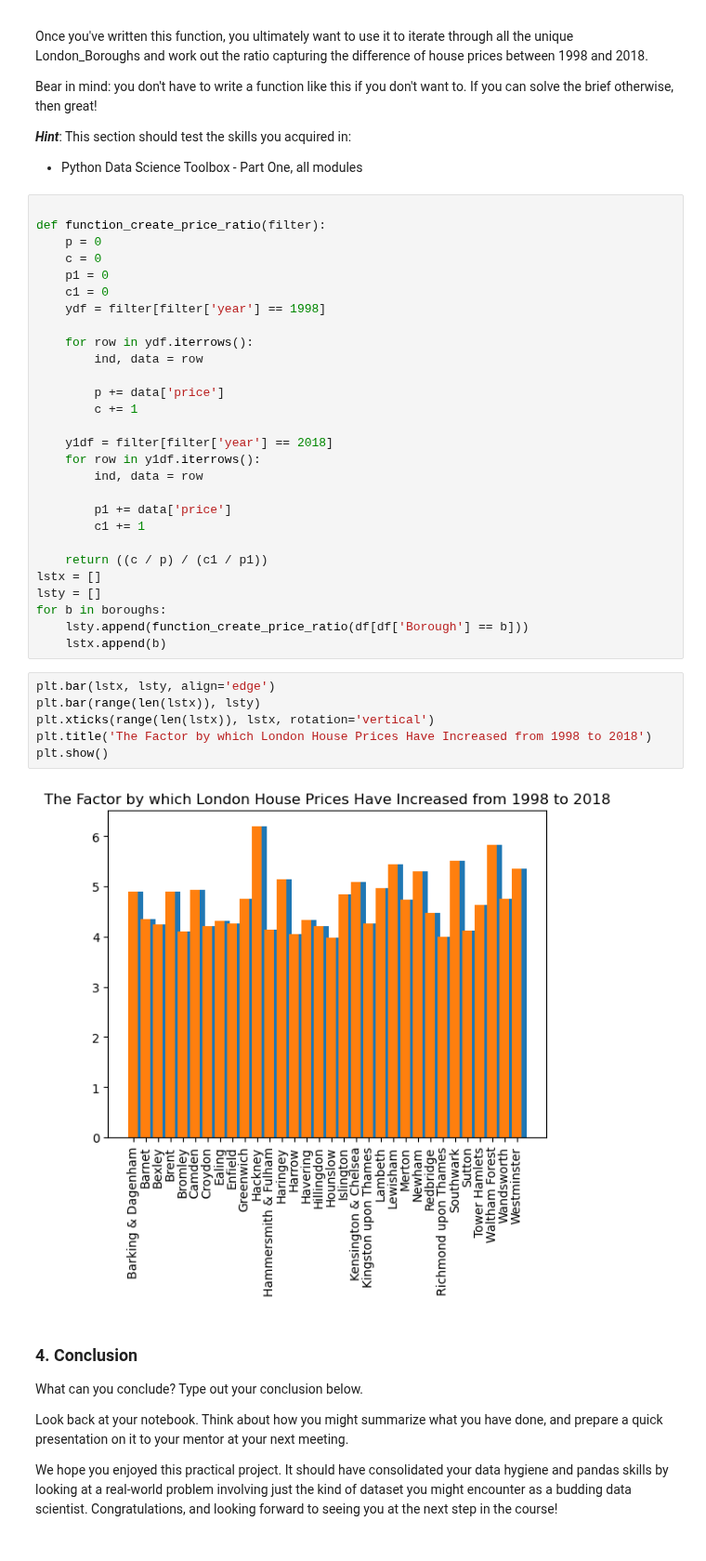
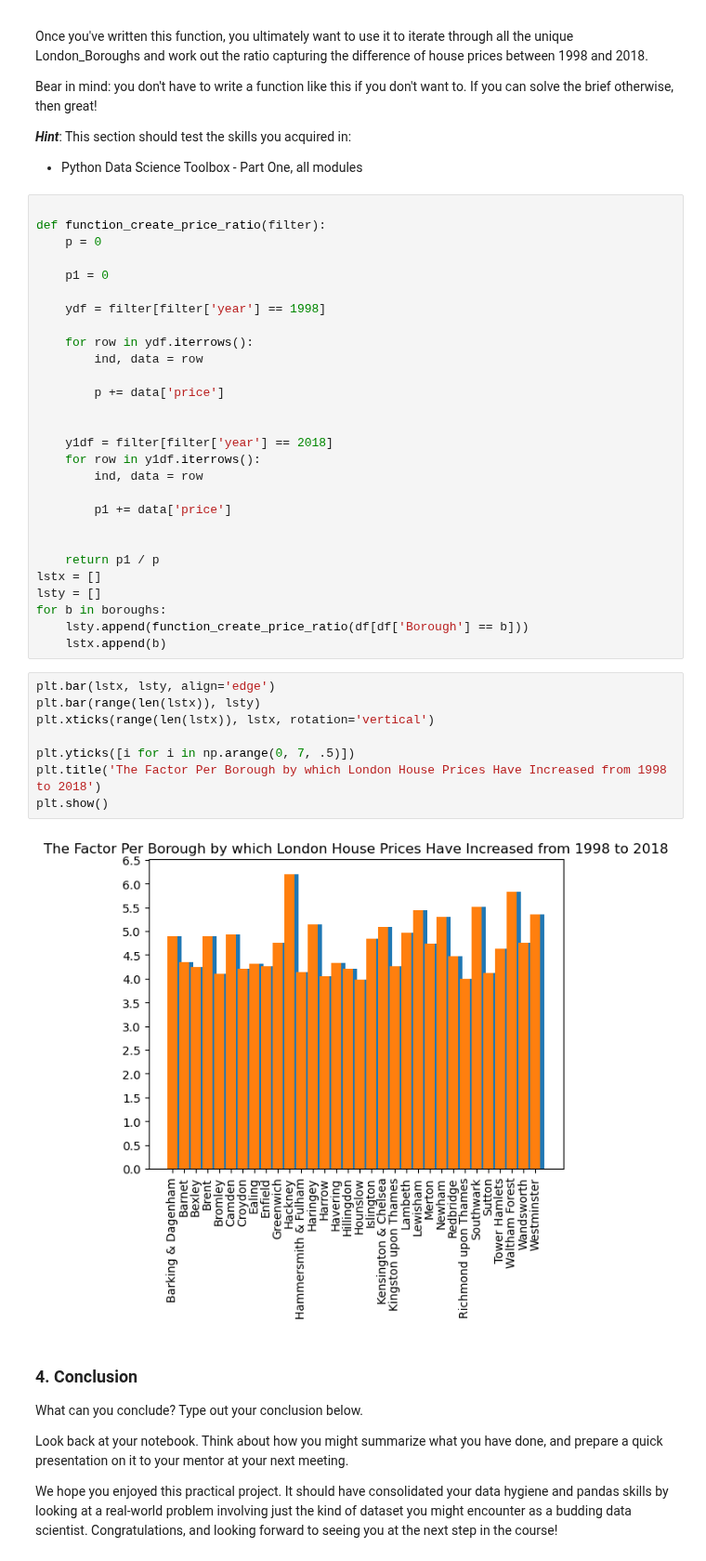
Before and after one commit to keb101/Springboard, a Jupyter notebook: Unit 4 Challenge - Tier 3.ipynb, the cells around one changed output. Shown at 93% size. Saved outputs shown, nothing was run; the diff lists cells and outputs as text.

```diff
--- a/Unit 4 Challenge - Tier 3.ipynb
+++ b/Unit 4 Challenge - Tier 3.ipynb
@@ -265,25 +265,25 @@ Bear in mind: you don't have to write a function like this if you don't want to.
 
 def function_create_price_ratio(filter):
     p = 0
-    c = 0
+
     p1 = 0
-    c1 = 0
+
     ydf = filter[filter['year'] == 1998]
 
     for row in ydf.iterrows():
         ind, data = row
 
         p += data['price']
-        c += 1
+
 
     y1df = filter[filter['year'] == 2018]
     for row in y1df.iterrows():
         ind, data = row
 
         p1 += data['price']
-        c1 += 1
 
-    return ((c / p) / (c1 / p1))
+
+    return p1 / p
 lstx = []
 lsty = []
 for b in boroughs:
@@ -292,11 +292,13 @@ for b in boroughs:
 # %%
 plt.bar(lstx, lsty, align='edge')
 plt.bar(range(len(lstx)), lsty)
 plt.xticks(range(len(lstx)), lstx, rotation='vertical')
-plt.title('The Factor by which London House Prices Have Increased from 1998 to 2018')
+
+plt.yticks([i for i in np.arange(0, 7, .5)])
+plt.title('The Factor Per Borough by which London House Prices Have Increased from 1998 to 2018')
 plt.show()
 # %% [output]
-[figure, old version]
+[figure, new version]
 # %% [markdown]
 ### 4. Conclusion
 What can you conclude? Type out your conclusion below.
```
Also changed, not shown: parts of 1 cell of this notebook.
